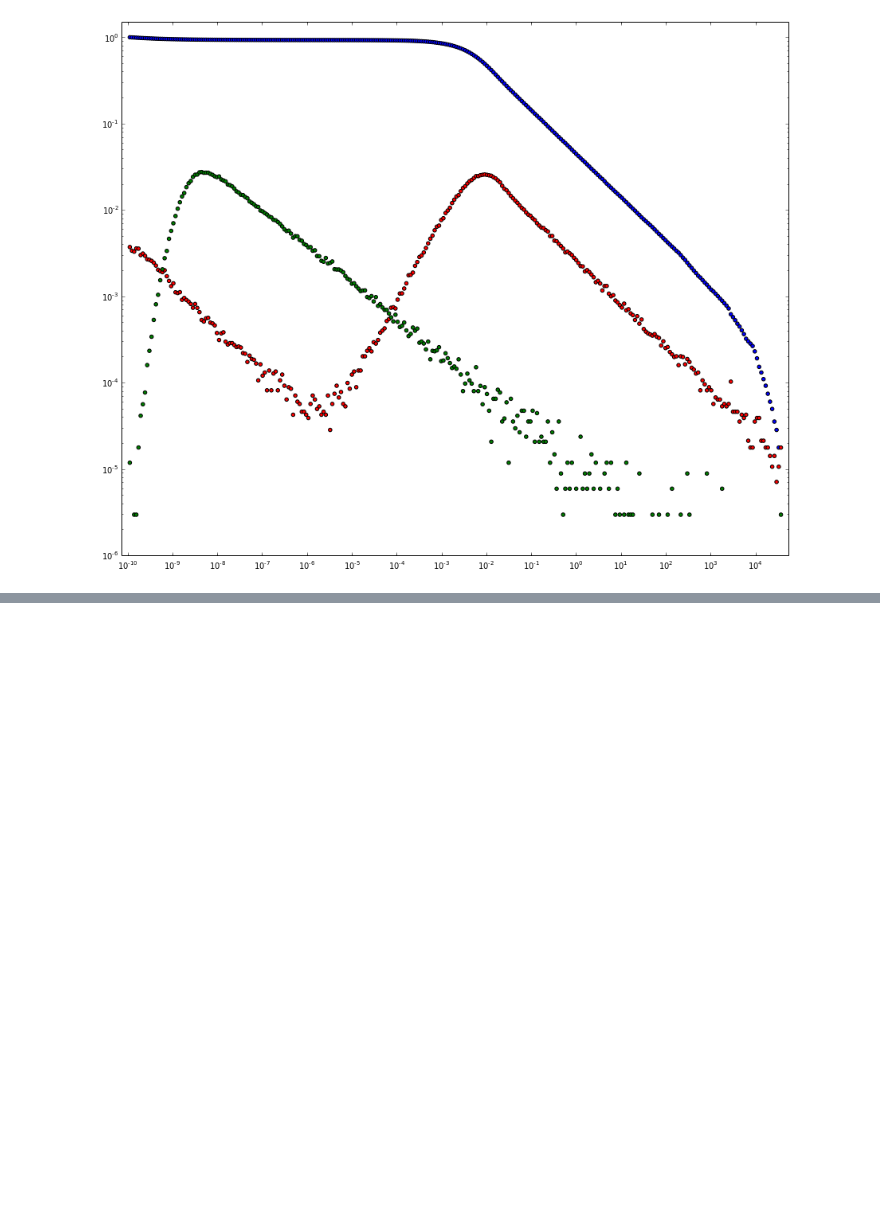
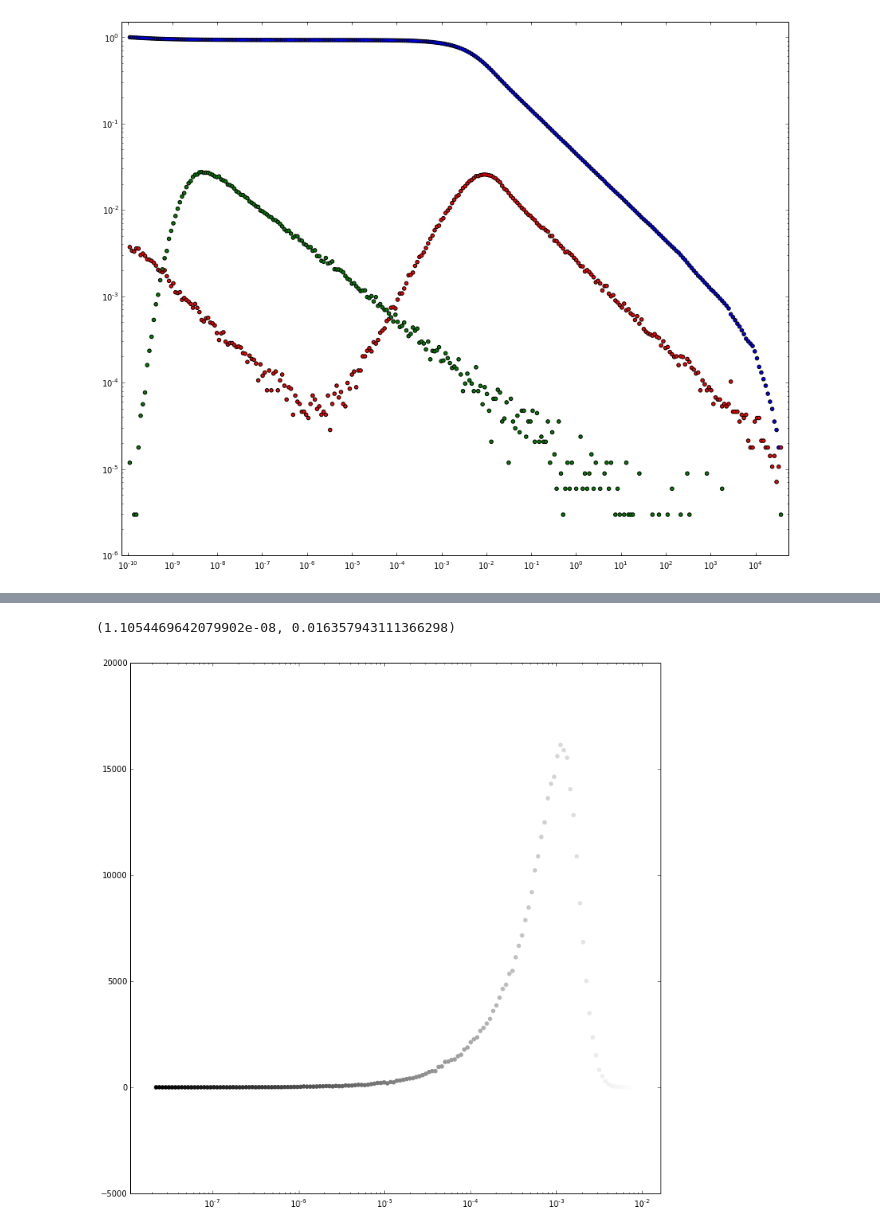
Before and after one commit to forrestsheldon/memNets, a Jupyter notebook: Voltage_Distributions.ipynb, the cells around one changed output, grey strips where cells are left out. Cells and saved outputs as stored; diff of their text form; code cells hidden in the pictures; blank space fills up the shorter version.

```diff
--- a/Voltage_Distributions.ipynb
+++ b/Voltage_Distributions.ipynb
@@ -334,2 +404,22 @@ ax.set_xlim((10**bin_min)/2, 2*(10**bin_max))
+# %%
+index = 3
+voltage_drops = voltage_drops_by_concentration[3]
+
+fig, ax = plt.subplots(figsize=(12,12))
+
+hist, bins = np.histogram(np.log10(voltage_drops), 150)
+
+c = (bins[1:]-bins[1])/ (bins[-1] - bins[1])
+
+ax.scatter(10**bins[1:], hist, color=[str(col) for col in c], cmap=plt.cm.Reds)
+
+#ax.set_yscale('log')
+#ax.set_ylim(1, hist.max() * 2)
+
+ax.set_xscale('log')
+ax.set_xlim((10**bins[1:].min())/2, 2*(10**bins[1:].max()))
+# %% [output]
+(1.1054469642079902e-08, 0.016357943111366298)
+[figure, added]
 # %%
 # %% [output]
```
Also changed, not shown: parts of 5 cells of this notebook.
